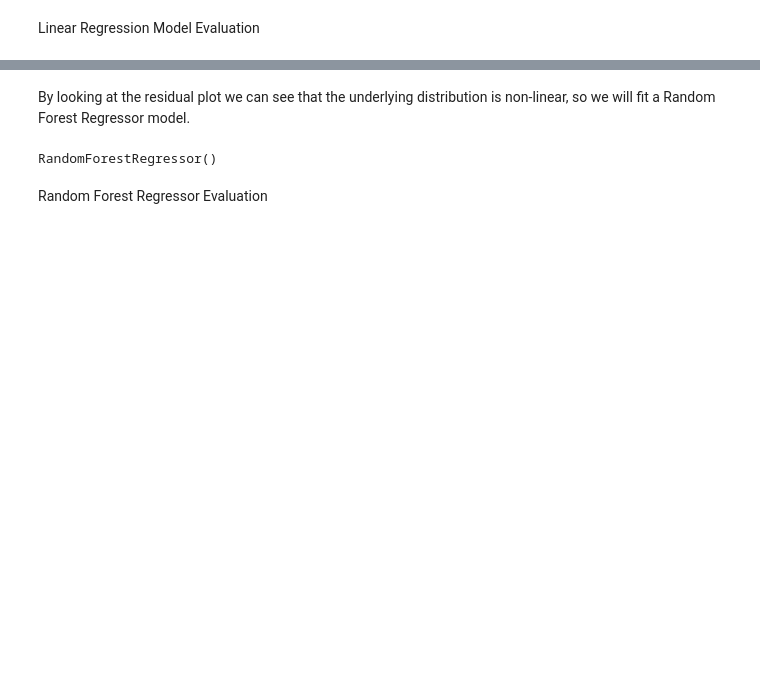
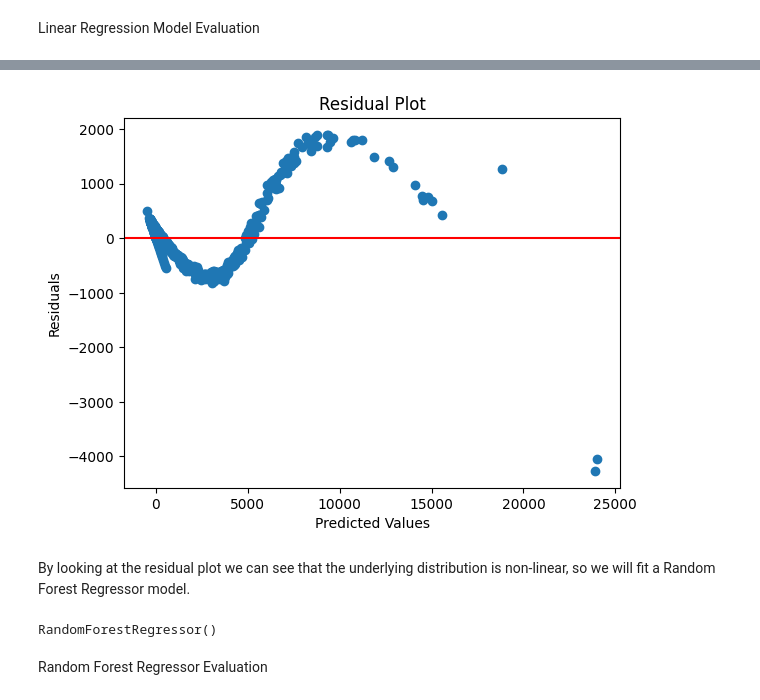
Before and after one commit to jameslafontaine/unimelb-mast30034-industry-project, a Jupyter notebook: notebooks/analysis/insights/feature_engineering.ipynb, the cells around one changed output, grey strips where cells are left out. Drawn from its saved outputs; the diff is of its cells as text; code cells hidden in the pictures; blank space fills up the shorter version.

```diff
--- a/notebooks/analysis/insights/feature_engineering.ipynb
+++ b/notebooks/analysis/insights/feature_engineering.ipynb
@@ -165,5 +162,5 @@ from sklearn.metrics import mean_squared_error, r2_score
 import numpy as np
 import matplotlib.pyplot as plt
 # %%
-num_of_unique_customers_model = LinearRegression()
-num_of_unique_customers_model.fit((features_unique_customers_train), (number_of_unique_customer_train))
+num_of_unique_customers_model_LR = LinearRegression()
+num_of_unique_customers_model_LR.fit((features_unique_customers_train), (number_of_unique_customer_train))
@@ -170,10 +169,10 @@ num_of_unique_customers_model.fit((features_unique_customers_train), (number_of_
 # %% [markdown]
 Linear Regression Model Evaluation
 # %%
-num_of_unique_customer_pred = num_of_unique_customers_model.predict(features_unique_customers_test)
-mse = mean_squared_error((number_of_unique_customer_test), (num_of_unique_customer_pred))
+num_of_unique_customer_pred_LR = num_of_unique_customers_model_LR.predict(features_unique_customers_test)
+mse = mean_squared_error((number_of_unique_customer_test), (num_of_unique_customer_pred_LR))
 rmse = (mse ** 0.5)
-r2 = r2_score((number_of_unique_customer_test), num_of_unique_customer_pred)
+r2 = r2_score((number_of_unique_customer_test), num_of_unique_customer_pred_LR)
 # %%
 print(f'R-squared (R2): {r2}')
 print(f"RMSE: {rmse}")
@@ -180,12 +182,14 @@ print(f"RMSE: {rmse}")
 # %%
-residuals = (number_of_unique_customer_test) - num_of_unique_customer_pred
+residuals = (number_of_unique_customer_test) - num_of_unique_customer_pred_LR
 # %%
-plt.scatter(num_of_unique_customer_pred, residuals)
+plt.scatter(num_of_unique_customer_pred_LR, residuals)
 plt.xlabel('Predicted Values')
 plt.ylabel('Residuals')
 plt.title('Residual Plot')
 plt.axhline(y=0, color='r', linestyle='-')
 plt.show()
+# %% [output]
+[figure, added]
 # %% [markdown]
 By looking at the residual plot we can see that the underlying distribution is non-linear, so we will fit a Random Forest Regressor model.
 # %%
```
Also changed, not shown: parts of 31 cells of this notebook.
